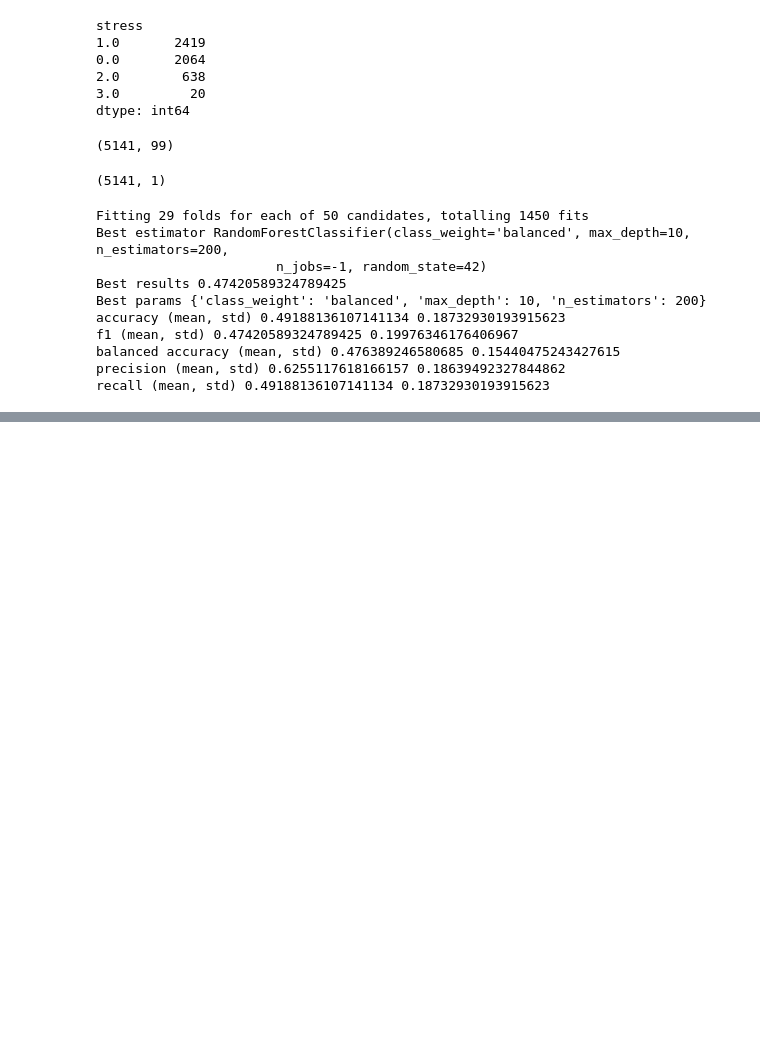
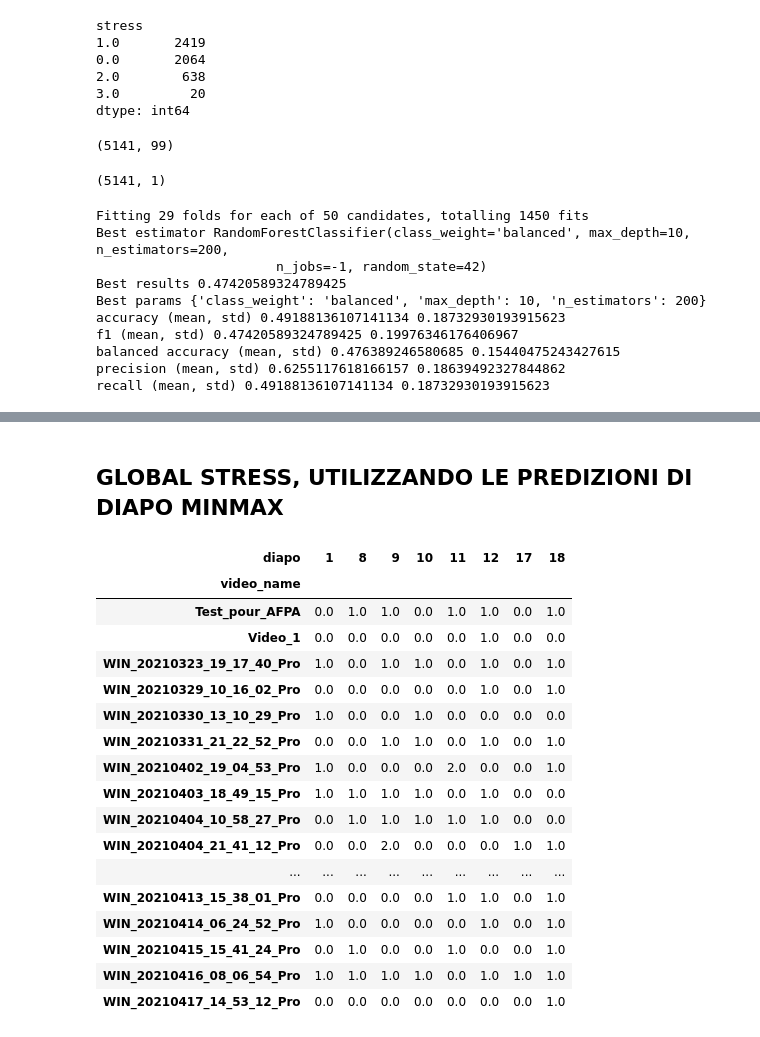
Before and after one commit to Projet-Fil-Rouge-AFPA/filrouge, a Jupyter notebook: Notebook_Valentina3_final_5s_diapo_glob.ipynb, the cells around one changed output, grey strips where cells are left out. Cells and saved outputs as stored; diff of their text form; code cells hidden in the pictures; blank space fills up the shorter version.

Commit message:
added_predictions 5sec_minmax_diapo_glob

```diff
--- a/Notebook_Valentina3_final_5s_diapo_glob.ipynb
+++ b/Notebook_Valentina3_final_5s_diapo_glob.ipynb
@@ -163,0 +430,34 @@ y.shape
+# %%
+from sklearn.linear_model import LogisticRegression
+from sklearn.neighbors import KNeighborsClassifier
+from sklearn.ensemble import RandomForestClassifier
+from sklearn.model_selection import LeaveOneGroupOut
+from sklearn.decomposition import PCA
+from sklearn.pipeline import Pipeline
+
+pca = PCA()
+pipe = Pipeline(steps=[('pca', pca), ('logistic', LogisticRegression(multi_class='multinomial', fit_intercept=True, random_state=42))])
+
+models_list = [
+                LogisticRegression(multi_class='multinomial', fit_intercept=True, random_state=42),
+                Pipeline(steps=[('pca', pca), ('logistic', LogisticRegression(multi_class='multinomial', fit_intercept=True))]),
+                KNeighborsClassifier(),
+                Pipeline(steps=[('pca', pca), ('knn', KNeighborsClassifier())]),
+                RandomForestClassifier(random_state = 42, n_jobs=-1)
+                ]
+
+parameters_list = [
+                    {'C': [0.01, 0.05, 0.1, 0.5, 1, 2, 3, 4 , 5, 10], 'class_weight' : [None, 'balanced']},
+                    {'pca__n_components': [1, 2, 3, 4],
+                        'logistic__C': [0.01, 0.05, 0.1, 0.5, 1, 2, 3, 4 , 5, 10], 'logistic__class_weight' : [None, 'balanced']},
+                    {'n_neighbors': [4, 5, 6, 7, 8, 9, 10, 11, 12,  15, 20], 'weights' : ['uniform', 'distance'], 'p': [1, 2]},
+                    {'pca__n_components': [1, 2, 3, 4],
+                        'knn__n_neighbors': [4, 5, 6, 7, 8, 9, 10, 11, 12,  15, 20], 'knn__weights' : ['uniform', 'distance'],                              'knn__p': [1, 2]},
+                    {'n_estimators': [50, 100, 150, 200], 'max_depth':[3, 4, 5, 6, 10, 15, 20], 'class_weight':[None,'balanced']}
+                    ]
+
+groups = X_diapo_minmax.reset_index()['video_name']
+loo = LeaveOneGroupOut()
+cv_loo = loo.split(X_diapo_minmax, y, groups)
+# %%
+best_result_diapo_minmax, y_predict_diapo_minmax, result_list_diapo = runGridSearchClassifiers(X_diapo_minmax, y, cv_loo, models_list, parameters_list,output_predict=True, n_jobs=-1, verbose=True)
@@ -163,0 +520,32 @@ y.shape
+# %%
+# Saving predictions
+df_diapo_minmax = pd.concat([X_diapo_minmax.reset_index()[['video_name','diapo']],
+                        pd.DataFrame(y_predict_diapo_minmax, columns=['ypredict'])],axis=1)
+
+df_diapo_minmax.columns = ['video_name', 'diapo', 'ypredict']
+df_diapo_minmax
+df_diapo_minmax.to_csv('all_features_tw5_diapo_minmax.csv')
+# %% [markdown]
+## GLOBAL STRESS, UTILIZZANDO LE PREDIZIONI DI DIAPO MINMAX
+# %%
+stress_diapo_by_video = df_diapo_minmax.pivot_table(values='ypredict', columns='diapo',index='video_name',aggfunc='mean')
+stress_diapo_by_video
+# %% [output]
+| diapo | 1 | 8 | 9 | 10 | 11 | 12 | 17 | 18 |
+| video_name |  |  |  |  |  |  |  |  |
+| Test_pour_AFPA | 0.0 | 1.0 | 1.0 | 0.0 | 1.0 | 1.0 | 0.0 | 1.0 |
+| Video_1 | 0.0 | 0.0 | 0.0 | 0.0 | 0.0 | 1.0 | 0.0 | 0.0 |
+| WIN_20210323_19_17_40_Pro | 1.0 | 0.0 | 1.0 | 1.0 | 0.0 | 1.0 | 0.0 | 1.0 |
+| WIN_20210329_10_16_02_Pro | 0.0 | 0.0 | 0.0 | 0.0 | 0.0 | 1.0 | 0.0 | 1.0 |
+| WIN_20210330_13_10_29_Pro | 1.0 | 0.0 | 0.0 | 1.0 | 0.0 | 0.0 | 0.0 | 0.0 |
+| WIN_20210331_21_22_52_Pro | 0.0 | 0.0 | 1.0 | 1.0 | 0.0 | 1.0 | 0.0 | 1.0 |
+| WIN_20210402_19_04_53_Pro | 1.0 | 0.0 | 0.0 | 0.0 | 2.0 | 0.0 | 0.0 | 1.0 |
+| WIN_20210403_18_49_15_Pro | 1.0 | 1.0 | 1.0 | 1.0 | 0.0 | 1.0 | 0.0 | 0.0 |
+| WIN_20210404_10_58_27_Pro | 0.0 | 1.0 | 1.0 | 1.0 | 1.0 | 1.0 | 0.0 | 0.0 |
+| WIN_20210404_21_41_12_Pro | 0.0 | 0.0 | 2.0 | 0.0 | 0.0 | 0.0 | 1.0 | 1.0 |
+| ... | ... | ... | ... | ... | ... | ... | ... | ... |
+| WIN_20210413_15_38_01_Pro | 0.0 | 0.0 | 0.0 | 0.0 | 1.0 | 1.0 | 0.0 | 1.0 |
+| WIN_20210414_06_24_52_Pro | 1.0 | 0.0 | 0.0 | 0.0 | 0.0 | 1.0 | 0.0 | 1.0 |
+| WIN_20210415_15_41_24_Pro | 0.0 | 1.0 | 0.0 | 0.0 | 1.0 | 0.0 | 0.0 | 1.0 |
+| WIN_20210416_08_06_54_Pro | 1.0 | 1.0 | 1.0 | 1.0 | 0.0 | 1.0 | 1.0 | 1.0 |
+| WIN_20210417_14_53_12_Pro | 0.0 | 0.0 | 0.0 | 0.0 | 0.0 | 0.0 | 0.0 | 1.0 |
```
Also changed, not shown: parts of 31 cells of this notebook, 2 other files.
